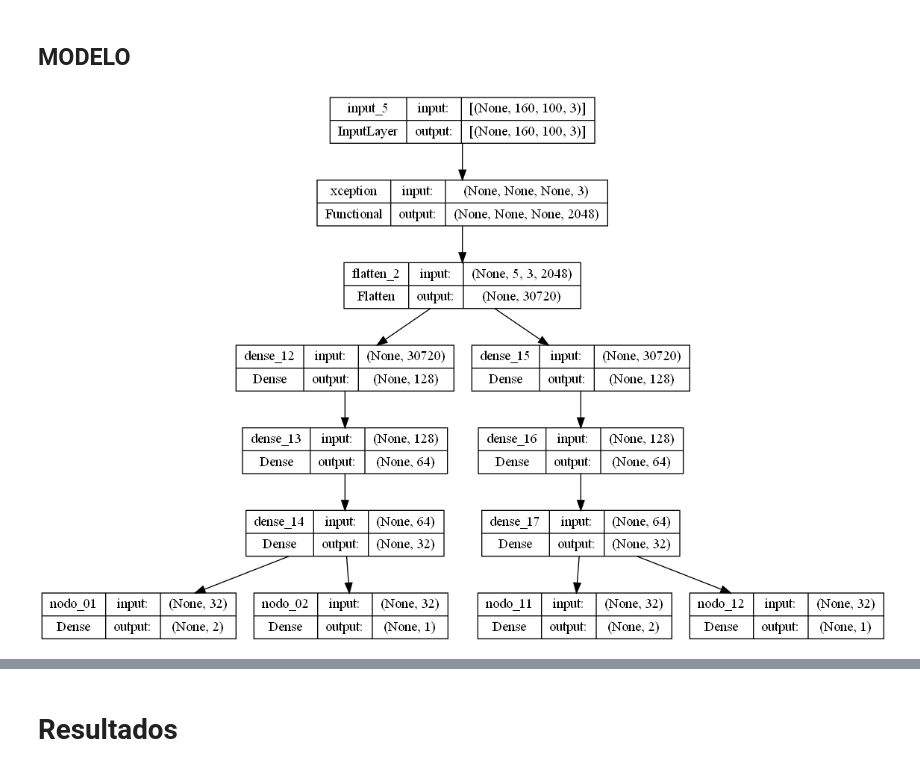
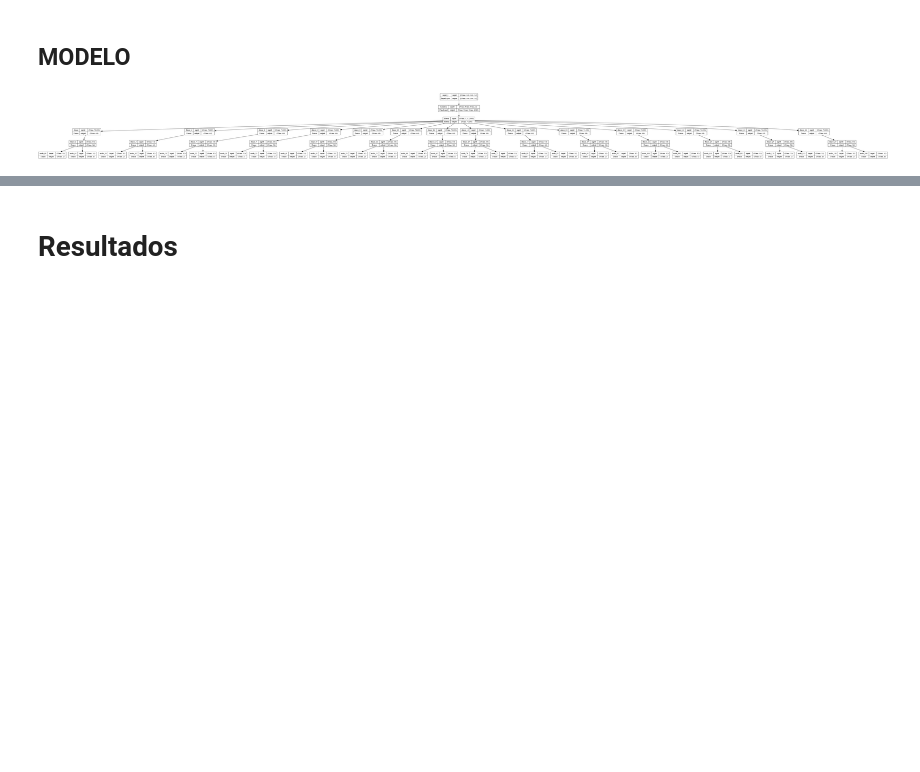
Before and after one commit to Diego-loza/Final-TAC, a Jupyter notebook: ModeloFinal.ipynb, the cells around one changed output, grey strips where cells are left out. Drawn from its saved outputs; the diff is of its cells as text; code cells hidden in the pictures; blank space fills up the shorter version.

```diff
--- a/ModeloFinal.ipynb
+++ b/ModeloFinal.ipynb
@@ -191,7 +246,8 @@ print(art_porcs[0])
 # %%
+#Verificación del pre-procesamiento
 for j in range(20):
     image = res_imgs[j]
-    plt.imshow(image)
+    plt.imshow(cv2.cvtColor(image, cv2.COLOR_BGR2RGB))
     alt,anc,_ = image.shape
     for i in range(1,nArt+1):
         if not data[f'JB{i}'][j]:
@@ -199,6 +255,4 @@ for j in range(20):
         else:
             plt.scatter(data[f'JX{i}'][j]*anc,data[f'JY{i}'][j]*alt, marker=".", color="red", s=20)
     plt.show()
-
-    #pts = np.array(listP)
 # %% [output]
@@ -219,6 +273,9 @@ for j in range(20):
 X = res_imgs
 Y1 = art_porcs
 Y2 = art_vis
+# %%
+#Split de la data en train y test
+x_train, x_test, y1_train, y1_test, y2_train, y2_test = train_test_split(X,Y1,Y2, test_size=0.15, random_state=100)
 # %% [markdown]
 ## MODELO
 # %%
@@ -254,25 +301,30 @@ def create_model_V3(shape, nArticulaciones=14):
     model = tf.keras.models.Model(inputs=input_layer, outputs=outputs)
 
     return model
+# %%
+epochs = 30
+lr = 0.0001
+
+losses = {}
+metrics = {}
+y_train = {}
+y_test = {}
+for i in range(nArt):
+    losses[f"nodo_{i}1"] = "mean_squared_error"
+    losses[f"nodo_{i}2"] = "BinaryCrossentropy"
+    metrics[f"nodo_{i}1"] = "mse"
+    metrics[f"nodo_{i}2"] = "accuracy"
+    y_train[f"nodo_{i}1"] = y1_train[:,i,:]
+    y_train[f"nodo_{i}2"] = y2_train[:,i]
+    y_test[f"nodo_{i}1"] = y1_test[:,i,:]
+    y_test[f"nodo_{i}2"] = y2_test[:,i]
 # %%
-model2 = create_model_V3((W,H,3), nArticulaciones=nArt)
-
-
-losses = {"nodo_01": "mean_squared_error", "nodo_11": "mean_squared_error",
-          "nodo_02": "BinaryCrossentropy", "nodo_12": "BinaryCrossentropy"}
-
-metrics = {"nodo_01": 'mse', "nodo_11": 'mse',
-          "nodo_02": 'accuracy', "nodo_12": 'accuracy'}
-
-epochs = 30
-
-model2.compile(optimizer=tf.keras.optimizers.Adam(learning_rate=0.0001),
-              loss=losses,
-              metrics=metrics)
+model2 = create_model_V3((W,H,3),nArt)
+model2.compile(optimizer=tf.keras.optimizers.Adam(learning_rate=lr),loss=losses,metrics=metrics)
 
 plot_model(model2, to_file='model_plot.png', show_shapes=True, show_layer_names=True)
 # %% [output]
-[figure, old version]
+[figure, new version]
 # %%
 model2.summary()
 # %% [output]
```
Also changed, not shown: parts of 19 cells of this notebook, 12 other files.
